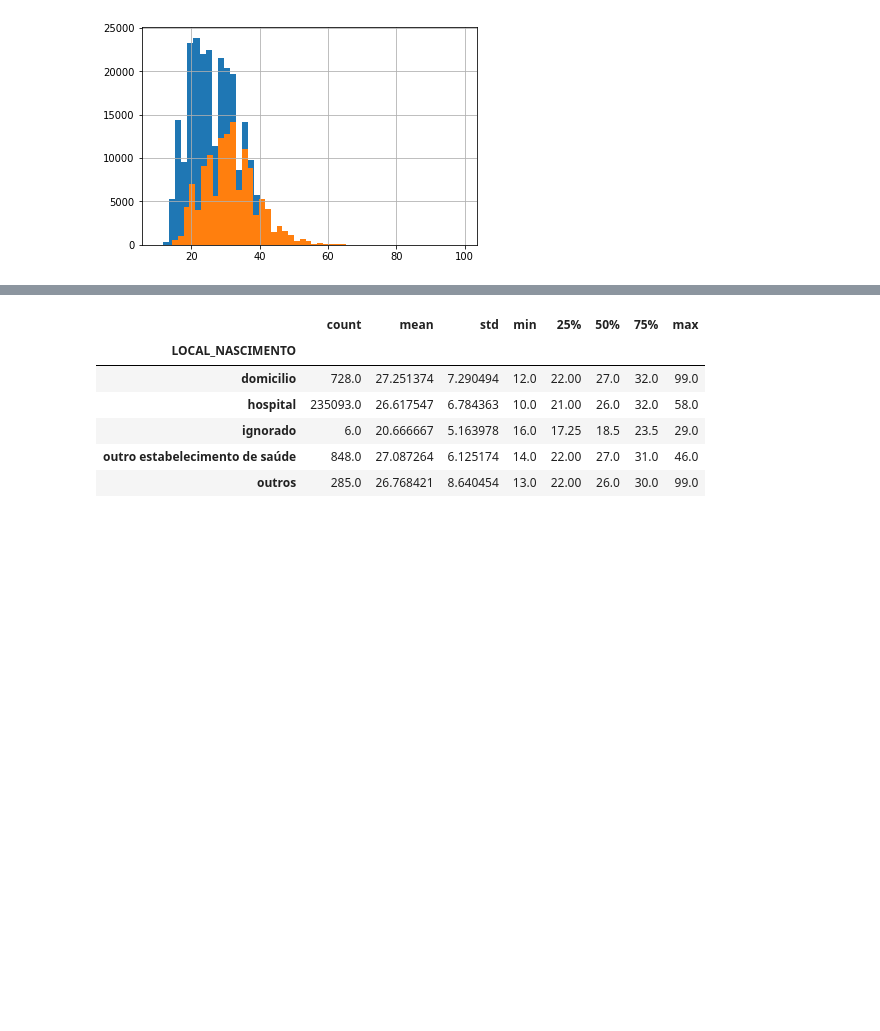
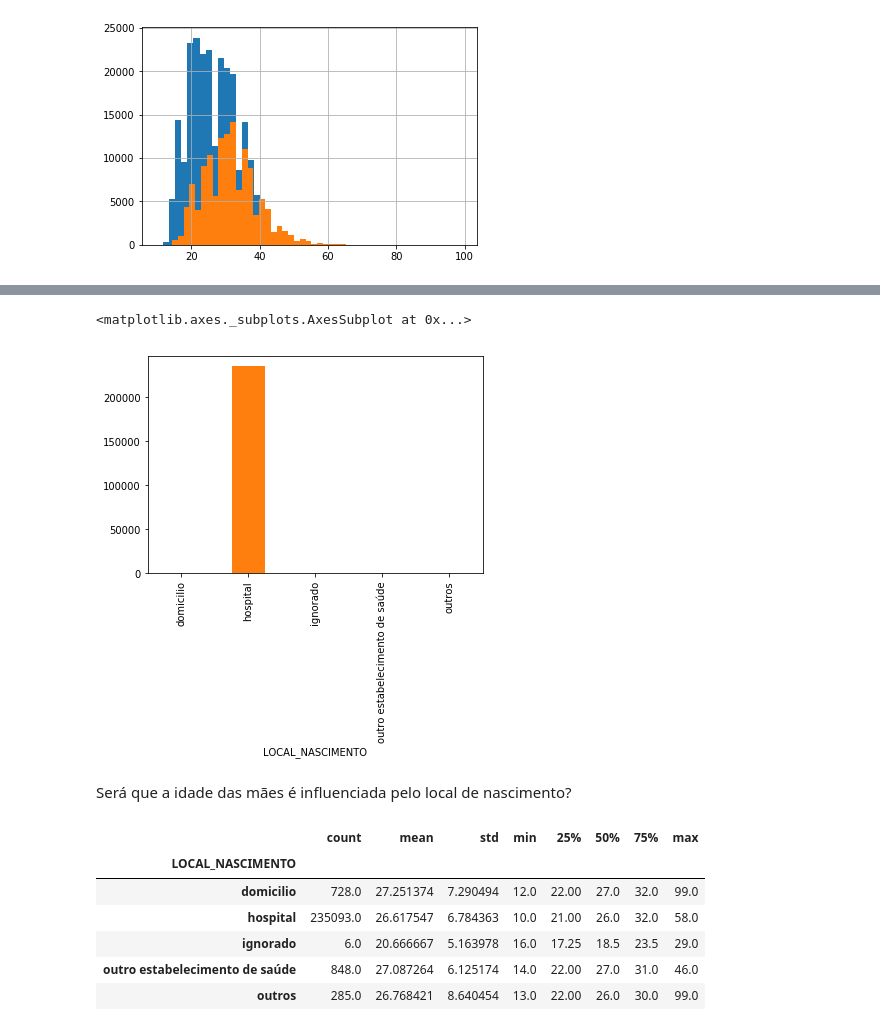
Before and after one commit to tarsisazevedo/nascidos-vivos, a Jupyter notebook: Analise de Nascidos Vivos.ipynb, the cells around one changed output, grey strips where cells are left out. Saved outputs shown, nothing was run; the diff lists cells and outputs as text; code cells hidden in the pictures; blank space fills up the shorter version.

```diff
--- a/Analise de Nascidos Vivos.ipynb
+++ b/Analise de Nascidos Vivos.ipynb
@@ -361,6 +361,9 @@ df.head()
 | 3 | 1 | 2 | 30 | 330140 | hospital | 19 | solteira | 4 a 7 anos | ... |
 | 4 | 1 | 0 | 30 | 330140 | hospital | 18 | solteira | 8 a 11 anos | ... |
 5 rows × 57 columns
+# %%
+# vamos criar uma coluna auxiliar para analises futuras
+df["nasceu"] = 1
 # %%
 % matplotlib inline
 # %%
@@ -384,3 +397,10 @@ por_local = df.groupby("LOCAL_NASCIMENTO")
+# %%
+por_local.nasceu.count().plot.bar()
+# %% [output]
+<matplotlib.axes._subplots.AxesSubplot at 0x...>
+[figure, added]
+# %% [markdown]
+Será que a idade das mães é influenciada pelo local de nascimento?
 # %%
 por_local.IDADEMAE.describe()
 # %% [output]
```
Also changed, not shown: parts of 8 cells of this notebook.
